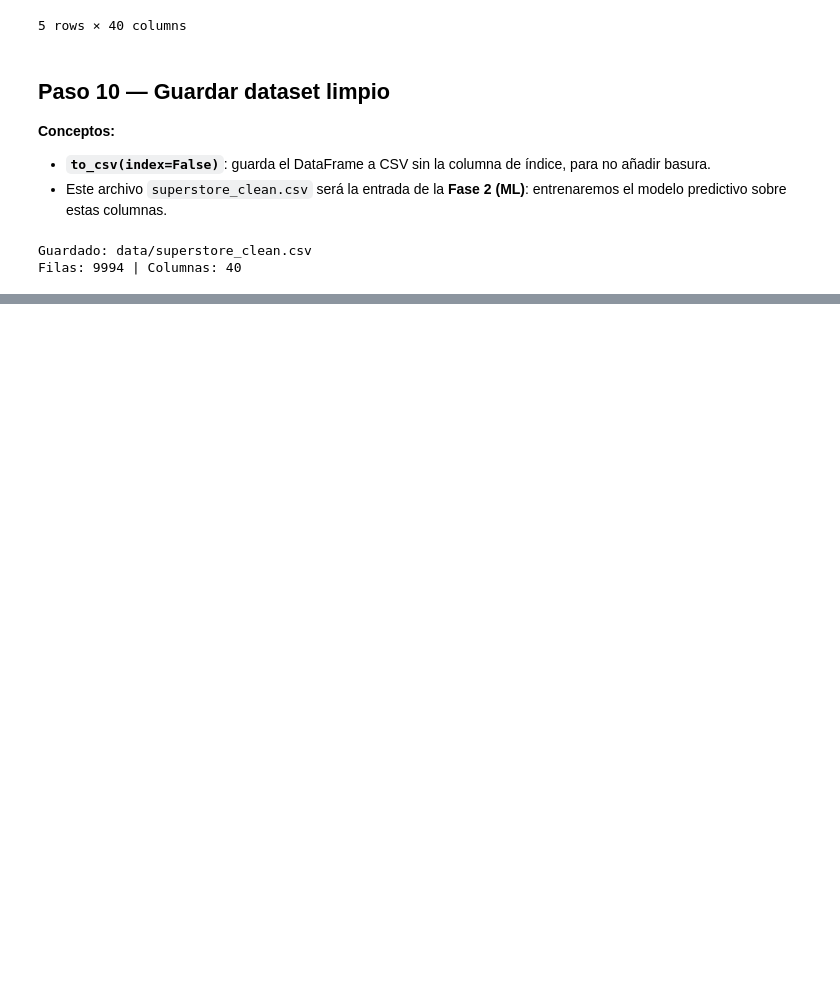
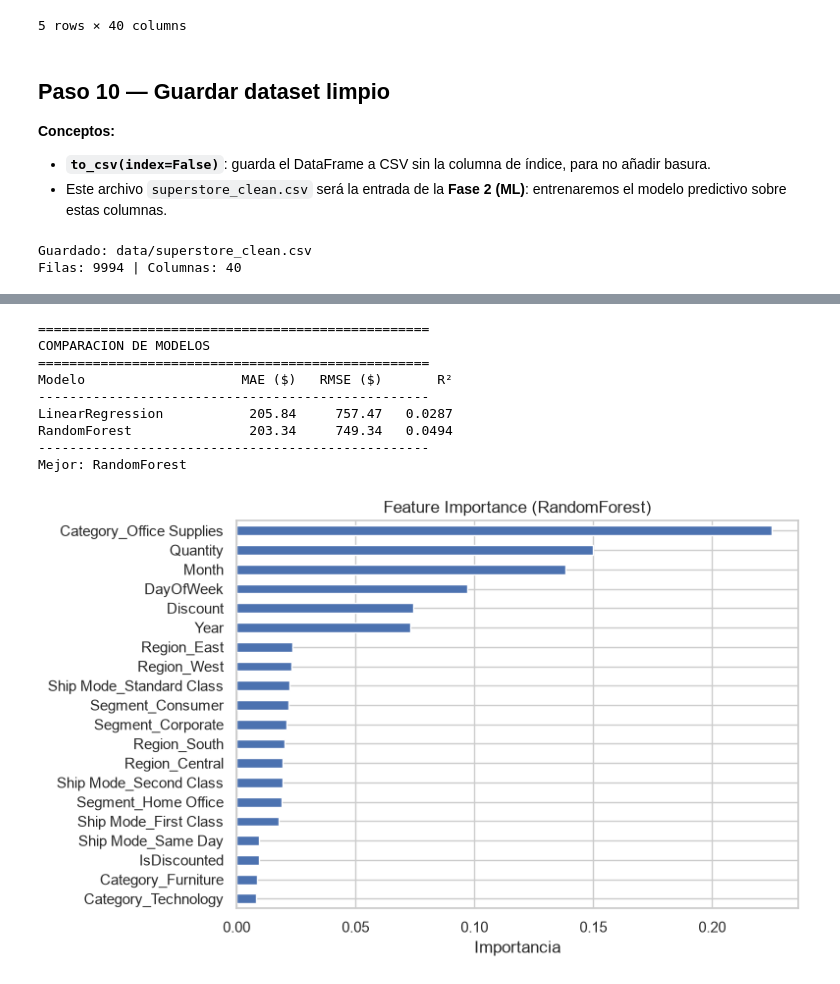
Before and after one commit to LuckertK22/Retail-Insights-AI, a Jupyter notebook: notebooks/exploracion.ipynb, the cells around one changed output, grey strips where cells are left out. Drawn from its saved outputs; the diff is of its cells as text; code cells hidden in the pictures; blank space fills up the shorter version.

Commit message:
feat(ml): add train_model.py and RandomForest model (R2=0.049)

```diff
--- a/notebooks/exploracion.ipynb
+++ b/notebooks/exploracion.ipynb
@@ -215,0 +290,14 @@ Filas: 9994 | Columnas: 40
+# %%
+rf = RandomForestRegressor(n_estimators=100, random_state=42, n_jobs=-1)
+rf.fit(X_train, y_train)
+
+y_pred_rf = np.expm1(rf.predict(X_test))
+
+mae_rf = mean_absolute_error(y_test_orig, y_pred_rf)
+rmse_rf = np.sqrt(mean_squared_error(y_test_orig, y_pred_rf))
+r2_rf = r2_score(y_test_orig, y_pred_rf)
+
+print("RandomForest:")
+print(f"  MAE  : ${mae_rf:.2f}")
+print(f"  RMSE : ${rmse_rf:.2f}")
+print(f"  R²   : {r2_rf:.4f}")
@@ -215,0 +315,30 @@ Filas: 9994 | Columnas: 40
+# %%
+print("=" * 50)
+print("COMPARACION DE MODELOS")
+print("=" * 50)
+print(f"{'Modelo':<22} {'MAE ($)':>10} {'RMSE ($)':>10} {'R²':>8}")
+print("-" * 50)
+print(f"{'LinearRegression':<22} {mae_lr:>10.2f} {rmse_lr:>10.2f} {r2_lr:>8.4f}")
+print(f"{'RandomForest':<22} {mae_rf:>10.2f} {rmse_rf:>10.2f} {r2_rf:>8.4f}")
+print("-" * 50)
+best = "RandomForest" if r2_rf > r2_lr else "LinearRegression"
+print(f"Mejor: {best}")
+
+fig, ax = plt.subplots(figsize=(8, 5))
+importance = pd.Series(rf.feature_importances_, index=FEATURES).sort_values(ascending=True)
+importance.plot(kind='barh', ax=ax)
+ax.set_title('Feature Importance (RandomForest)')
+ax.set_xlabel('Importancia')
+plt.tight_layout()
+plt.show()
+# %% [output]
+==================================================
+COMPARACION DE MODELOS
+==================================================
+Modelo                    MAE ($)   RMSE ($)       R²
+--------------------------------------------------
+LinearRegression           205.84     757.47   0.0287
+RandomForest               203.34     749.34   0.0494
+--------------------------------------------------
+Mejor: RandomForest
+[figure, added]
```
Also changed, not shown: parts of 10 cells of this notebook, 1 other file.
